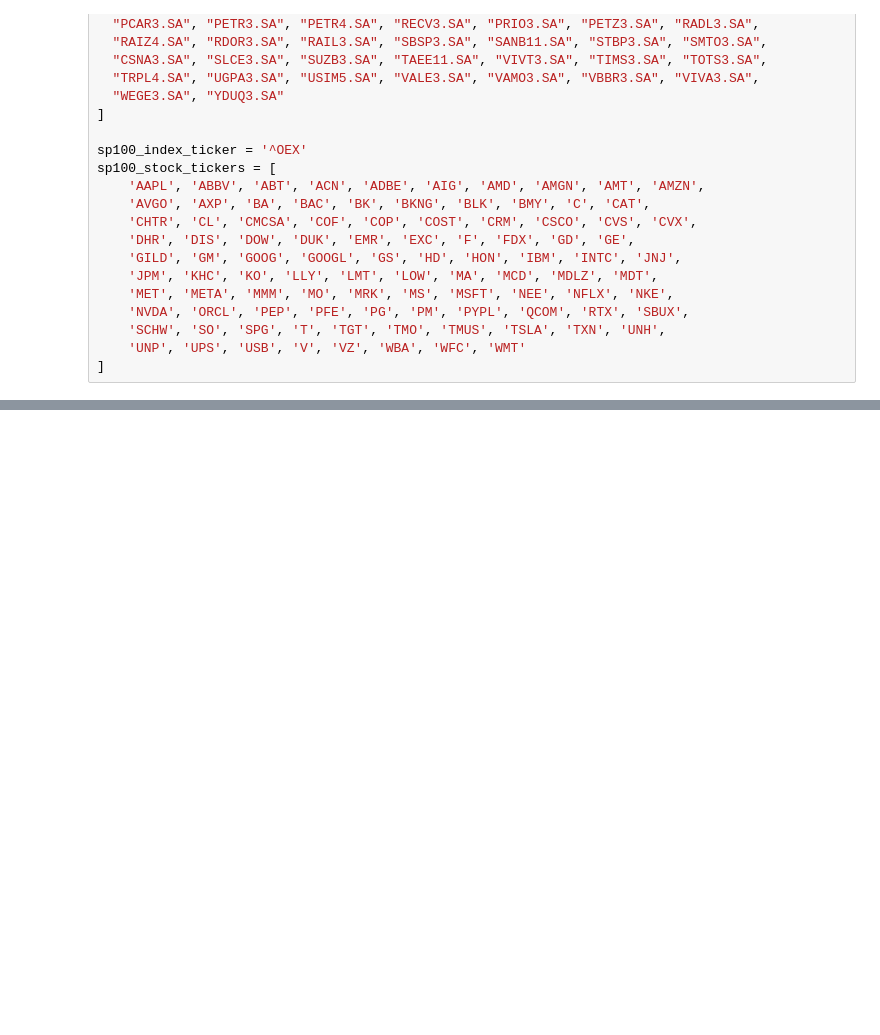
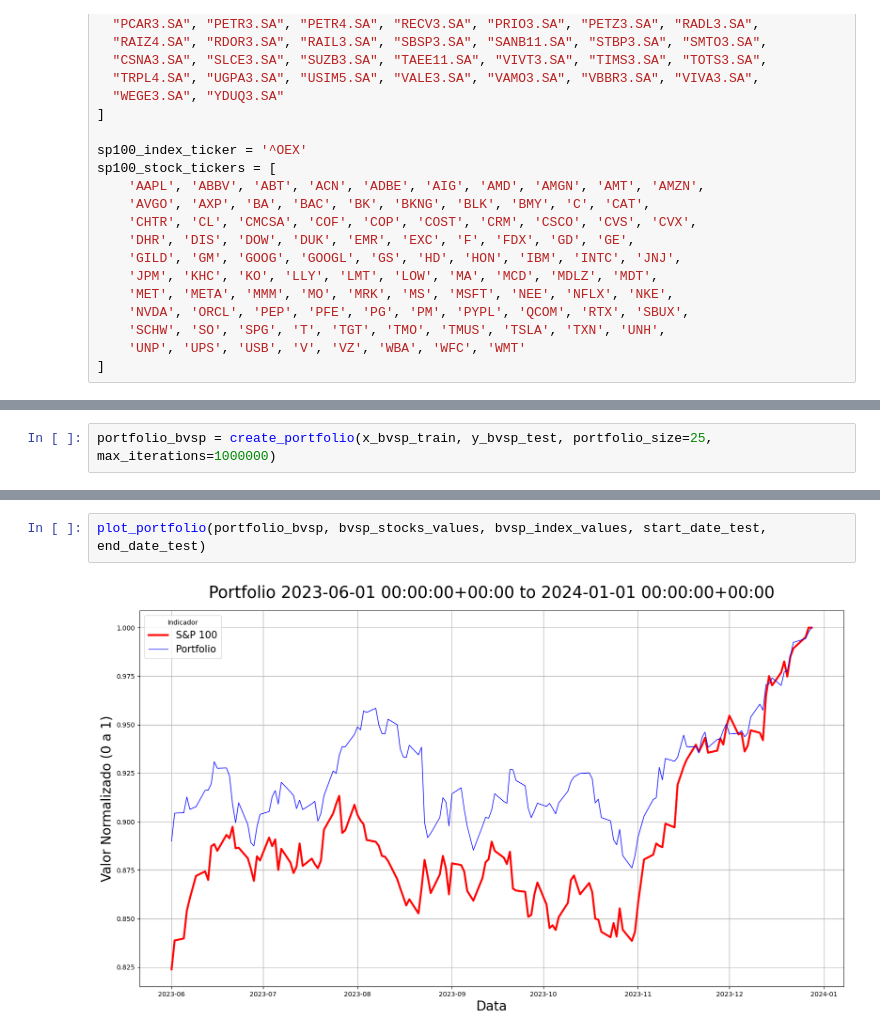
Before and after one commit to vitorholiveira/index_tracking, a Jupyter notebook: index_tracking.ipynb, the cells around one changed output, grey strips where cells are left out. Drawn from its saved outputs; the diff is of its cells as text; blank space fills up the shorter version.

```diff
--- a/index_tracking.ipynb
+++ b/index_tracking.ipynb
@@ -65,0 +109,2 @@ print(data_sp100_stocks.isna().sum().sum())
+# %%
+portfolio_bvsp = create_portfolio(x_bvsp_train, y_bvsp_test, portfolio_size=25, max_iterations=1000000)
@@ -65,0 +193,4 @@ print(data_sp100_stocks.isna().sum().sum())
+# %%
+plot_portfolio(portfolio_bvsp, bvsp_stocks_values, bvsp_index_values, start_date_test, end_date_test)
+# %% [output]
+[figure, added]
```
Also changed, not shown: parts of 18 cells of this notebook, 3 other files.
